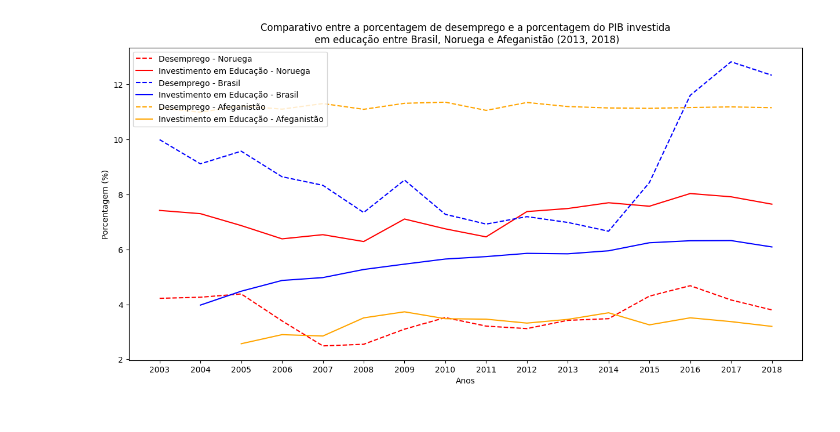
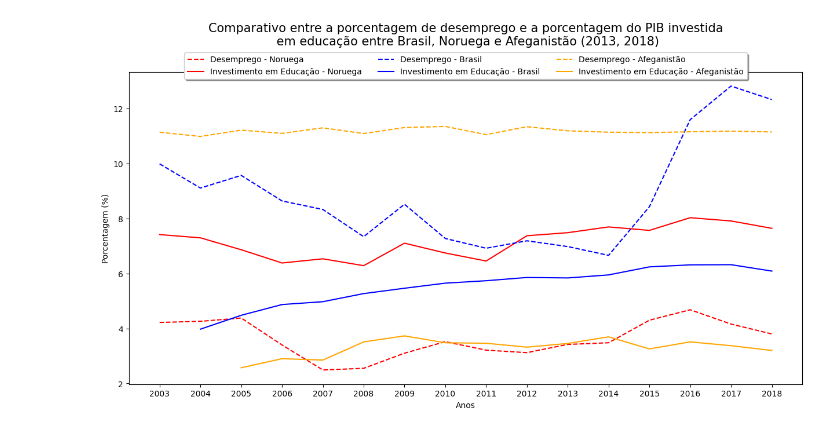
Before and after one commit to alessitomas/c.dadosAPS, a Jupyter notebook: aps2.ipynb, the cells around one changed output. Cells and saved outputs as stored; diff of their text form; code cells hidden in the pictures.

```diff
--- a/aps2.ipynb
+++ b/aps2.ipynb
@@ -71,18 +71,18 @@ for ano in lista_anos:
 # %%
 plt.style.use('default')
 plt.figure(figsize=(15,7))
 plt.plot(lista_anos, lista_norway1, "r--", color= 'red', label= 'Desemprego - Noruega')
 plt.plot(lista_anos, lista_norway2, color= 'red', label= 'Investimento em Educação - Noruega')
 plt.plot(lista_anos, lista_brasil1, "r--", color= 'blue', label= 'Desemprego - Brasil')
 plt.plot(lista_anos, lista_brasil2, color= 'blue', label= 'Investimento em Educação - Brasil')
 plt.plot(lista_anos, lista_afeg1, "r--", color= 'orange', label= 'Desemprego - Afeganistão')
 plt.plot(lista_anos, lista_afeg2, color= 'orange', label= 'Investimento em Educação - Afeganistão')
 
-plt.legend(loc=2)
-plt.title('Comparativo entre a porcentagem de desemprego e a porcentagem do PIB investida\n em educação entre Brasil, Noruega e Afeganistão (2013, 2018)')
+plt.legend(loc='upper center', bbox_to_anchor=(0.5, 1.075), ncol=3, fancybox=True, shadow=True)
+plt.title('Comparativo entre a porcentagem de desemprego e a porcentagem do PIB investida\n em educação entre Brasil, Noruega e Afeganistão (2013, 2018)', y=1.07, fontsize=15)
 plt.xlabel('Anos')
 plt.ylabel('Porcentagem (%)')
 plt.xticks(range(2003, 2019))
 plt.show()
 # %% [output]
-[figure, old version]
+[figure, new version]
```
Also changed, not shown: parts of 1 cell of this notebook.
